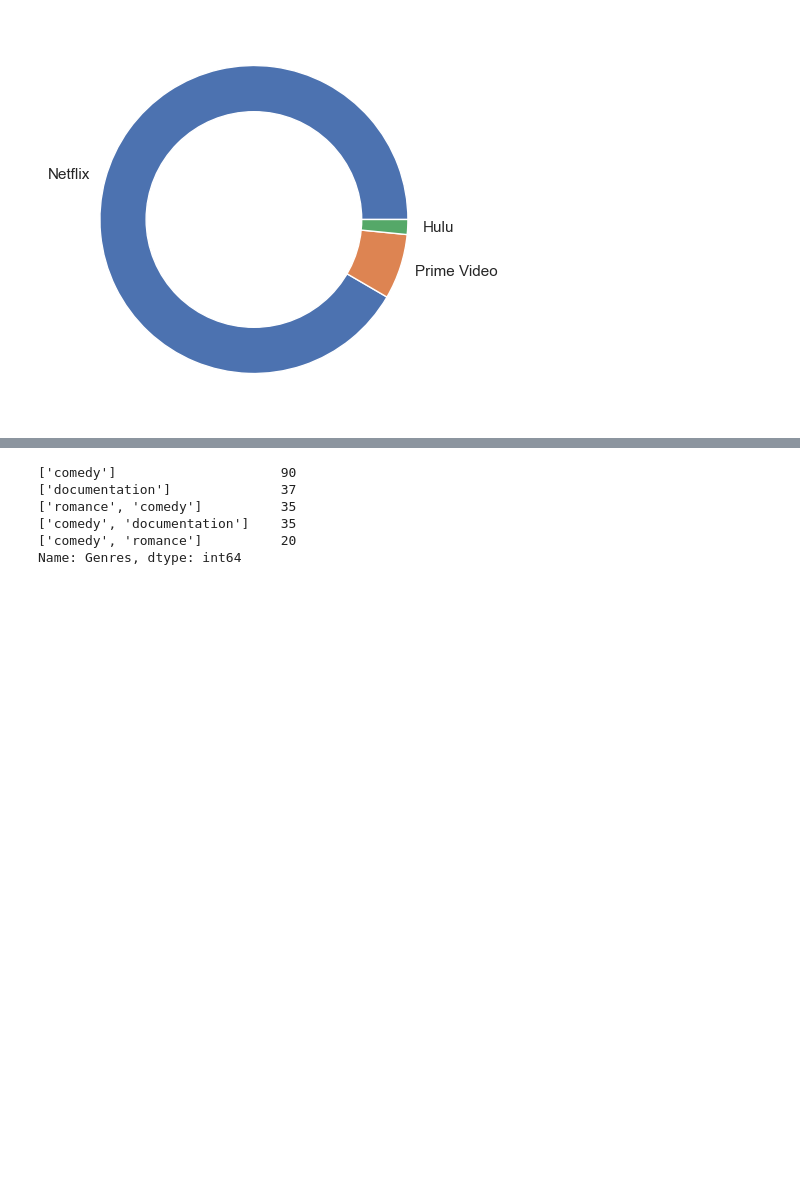
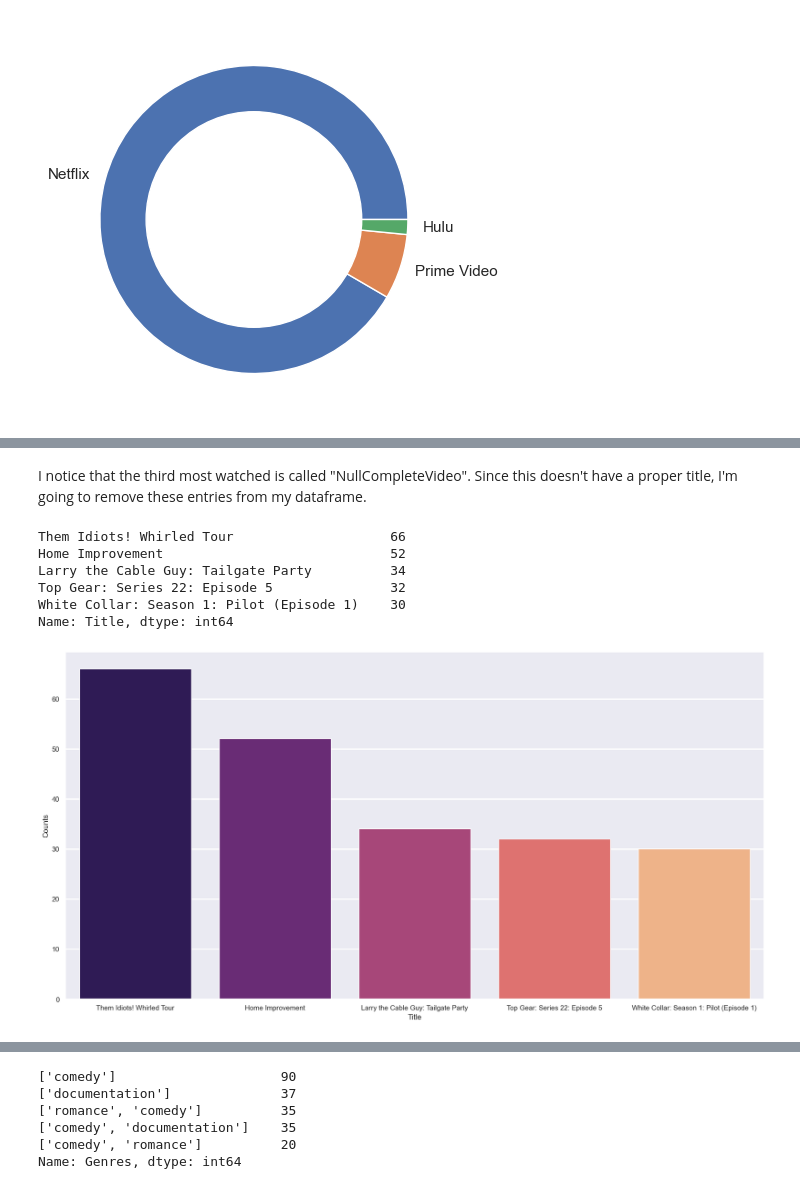
Before and after one commit to istarlet/netflix_viewing_habits, a Jupyter notebook: streaming_data.ipynb, the cells around one changed output, grey strips where cells are left out. Cells and saved outputs as stored; diff of their text form; code cells hidden in the pictures; blank space fills up the shorter version.

Commit message:
Adding comments, updating visuals

```diff
--- a/streaming_data.ipynb
+++ b/streaming_data.ipynb
@@ -108 +117,3 @@ Yu-Gi-Oh!: Season 1: Best of Friends Best of Duelists: Part 1 (Episode 33)    25
 Name: Title, dtype: int64
+# %% [markdown]
+I notice that the third most watched is called "NullCompleteVideo". Since this doesn't have a proper title, I'm going to remove these entries from my dataframe.
@@ -108,0 +123,25 @@ Name: Title, dtype: int64
+# %%
+# Re-running most streamed titles in streaming_combined dataframe to see if "NullCompleteVideo" has been removed
+most_streamed_titles = streaming_combined.Title.value_counts().head()
+
+most_streamed_titles
+# %% [output]
+Them Idiots! Whirled Tour                    66
+Home Improvement                             52
+Larry the Cable Guy: Tailgate Party          34
+Top Gear: Series 22: Episode 5               32
+White Collar: Season 1: Pilot (Episode 1)    30
+Name: Title, dtype: int64
+# %%
+# Convert back into a dataframe for visualization
+most_watched_titles = pd.DataFrame({'Title': most_streamed_titles.index, 'Counts': most_streamed_titles.values})
+# %%
+# Create a Seaborn Barplot showing top 5 titles watched
+plt.figure(figsize=(20, 10))
+sns.set_context('notebook', font_scale = 1, rc = {"grid.linewidth":2})
+
+sns.barplot(x = "Title", y="Counts", data = most_watched_titles, palette=PALETTE)
+
+plt.show()
+# %% [output]
+[figure, added]
```
Also changed, not shown: parts of 14 cells of this notebook.
